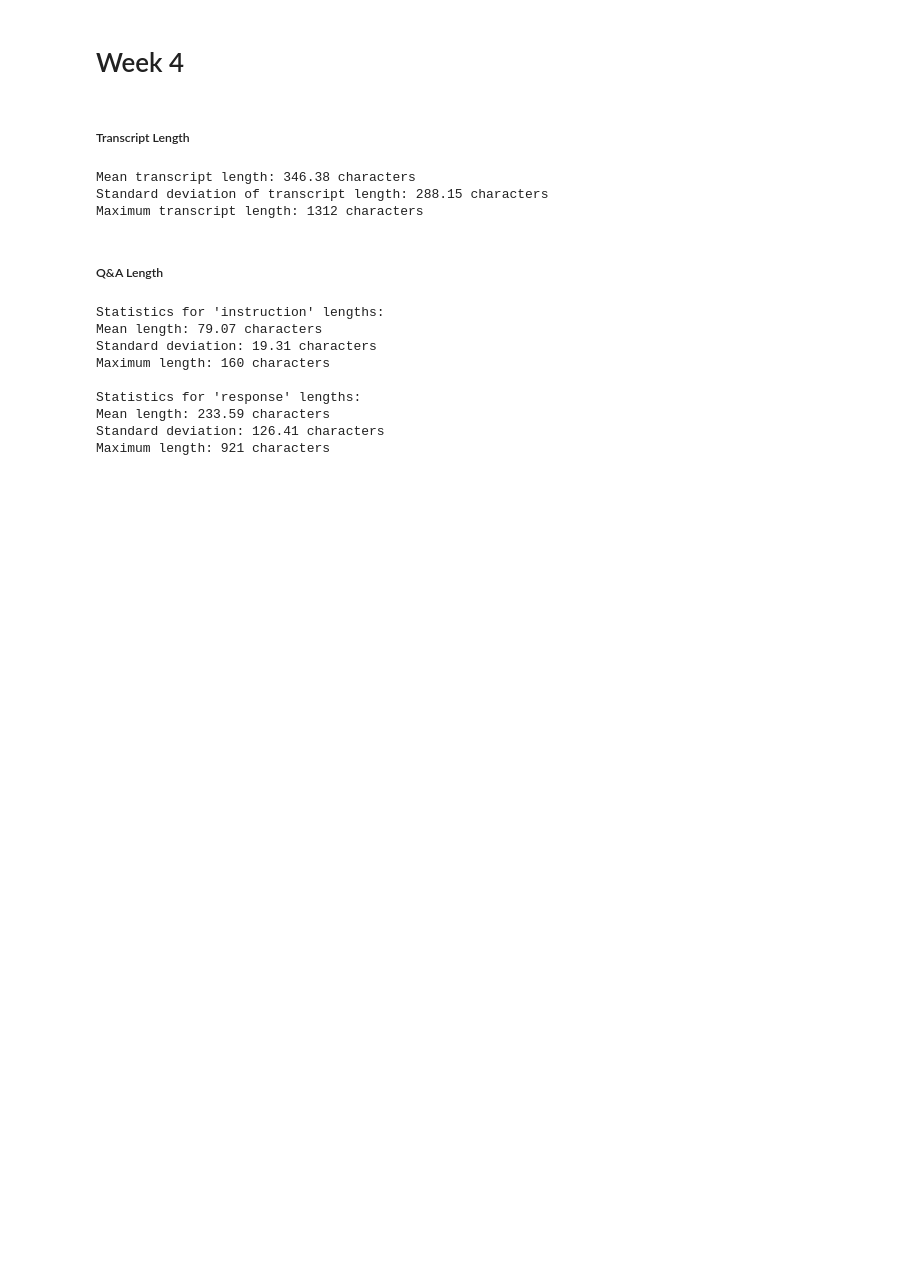
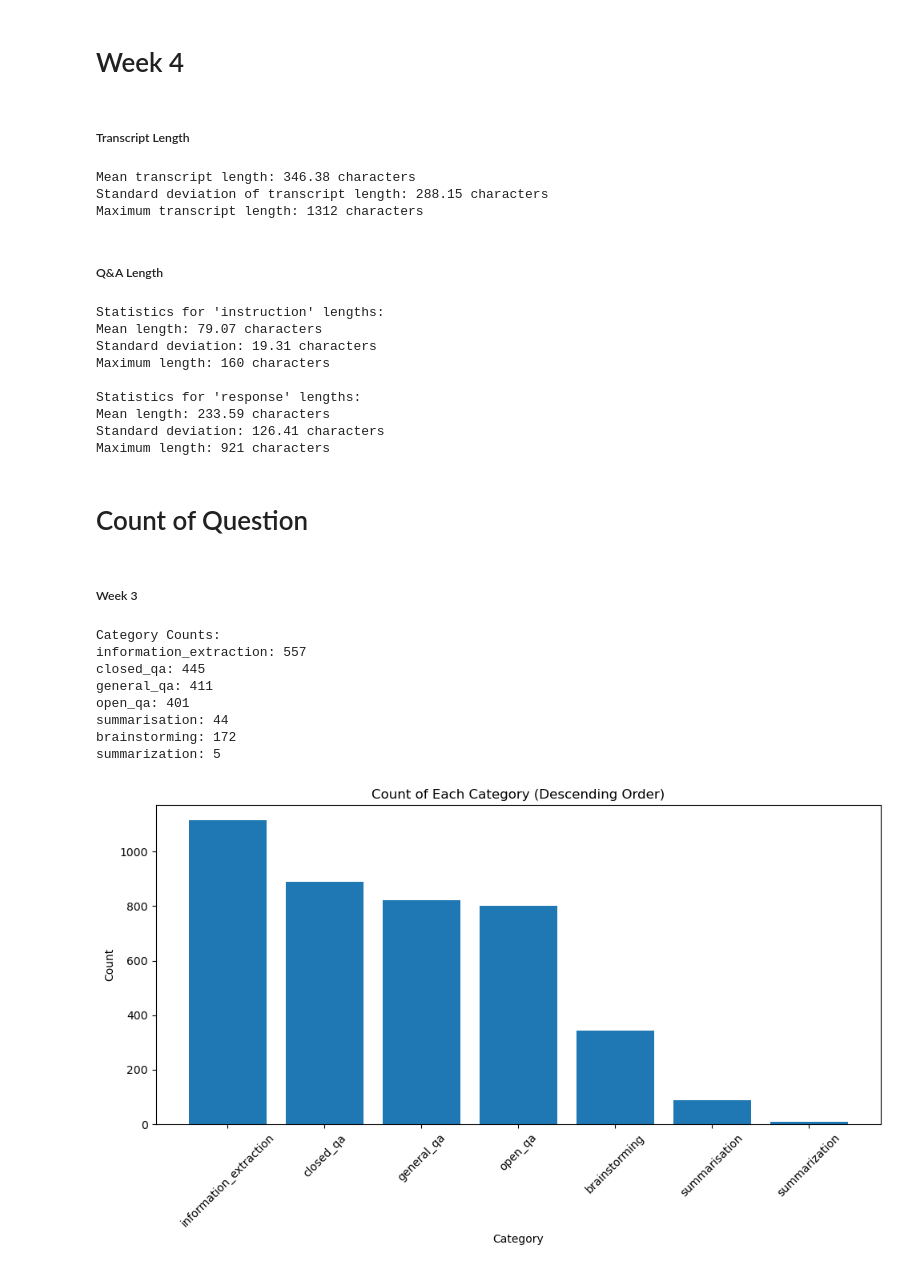
Before and after one commit to faaraan1997/MS-in-AI---Sem-2, a Jupyter notebook: Application of AI/Task/Week 11/EDA.ipynb, the cells around one changed output. Cells and saved outputs as stored; diff of their text form; code cells hidden in the pictures; blank space fills up the shorter version.

```diff
--- a/Application of AI/Task/Week 11/EDA.ipynb
+++ b/Application of AI/Task/Week 11/EDA.ipynb
@@ -144,3 +144,52 @@ Statistics for 'response' lengths:
 Mean length: 233.59 characters
 Standard deviation: 126.41 characters
 Maximum length: 921 characters
+# %% [markdown]
+# Count of Question
+# %% [markdown]
+##### Week 3
+# %%
+import json
+import matplotlib.pyplot as plt
+# Load JSON data from file
+with open(r'Week_3/QNA_week_3.json', 'r') as file:
+    data = json.load(file)
+
+# Count occurrences of each category
+category_counts = {}
+for item in data:
+    category = item['category']
+    category_counts[category] = category_counts.get(category, 0) + 1
+
+print("Category Counts:")
+for category, count in category_counts.items():
+    print(f"{category}: {count}")
+
+for item in data:
+    category = item['category']
+    category_counts[category] = category_counts.get(category, 0) + 1
+
+# Sort categories by count in descending order
+sorted_categories = sorted(category_counts.items(), key=lambda x: x[1], reverse=True)
+sorted_categories_labels = [x[0] for x in sorted_categories]
+sorted_categories_counts = [x[1] for x in sorted_categories]
+
+# Create a bar chart
+plt.figure(figsize=(10, 6))
+plt.bar(sorted_categories_labels, sorted_categories_counts)
+plt.xlabel('Category')
+plt.ylabel('Count')
+plt.title('Count of Each Category (Descending Order)')
+plt.xticks(rotation=45)
+plt.tight_layout()
+plt.show()
+# %% [output]
+Category Counts:
+information_extraction: 557
+closed_qa: 445
+general_qa: 411
+open_qa: 401
+summarisation: 44
+brainstorming: 172
+summarization: 5
+[figure, added]
```
Also changed, not shown: parts of 2 cells of this notebook.
